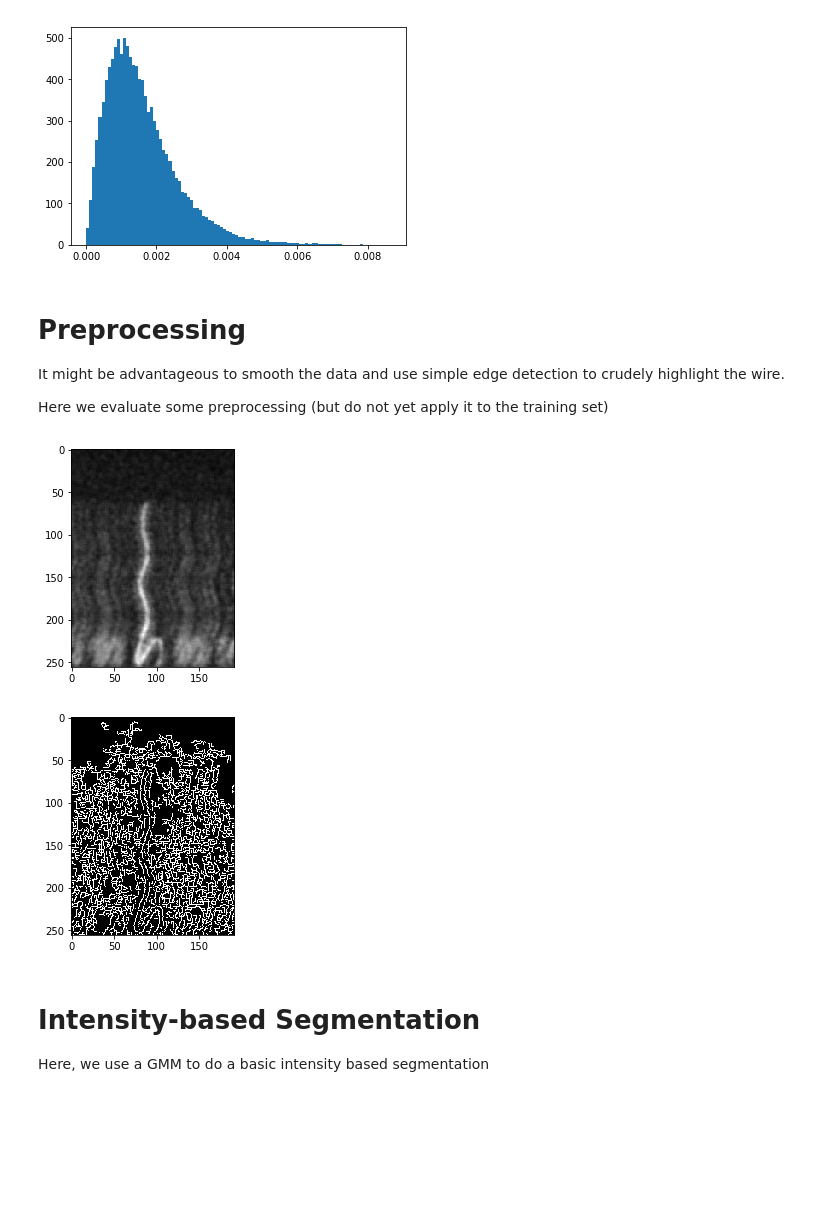
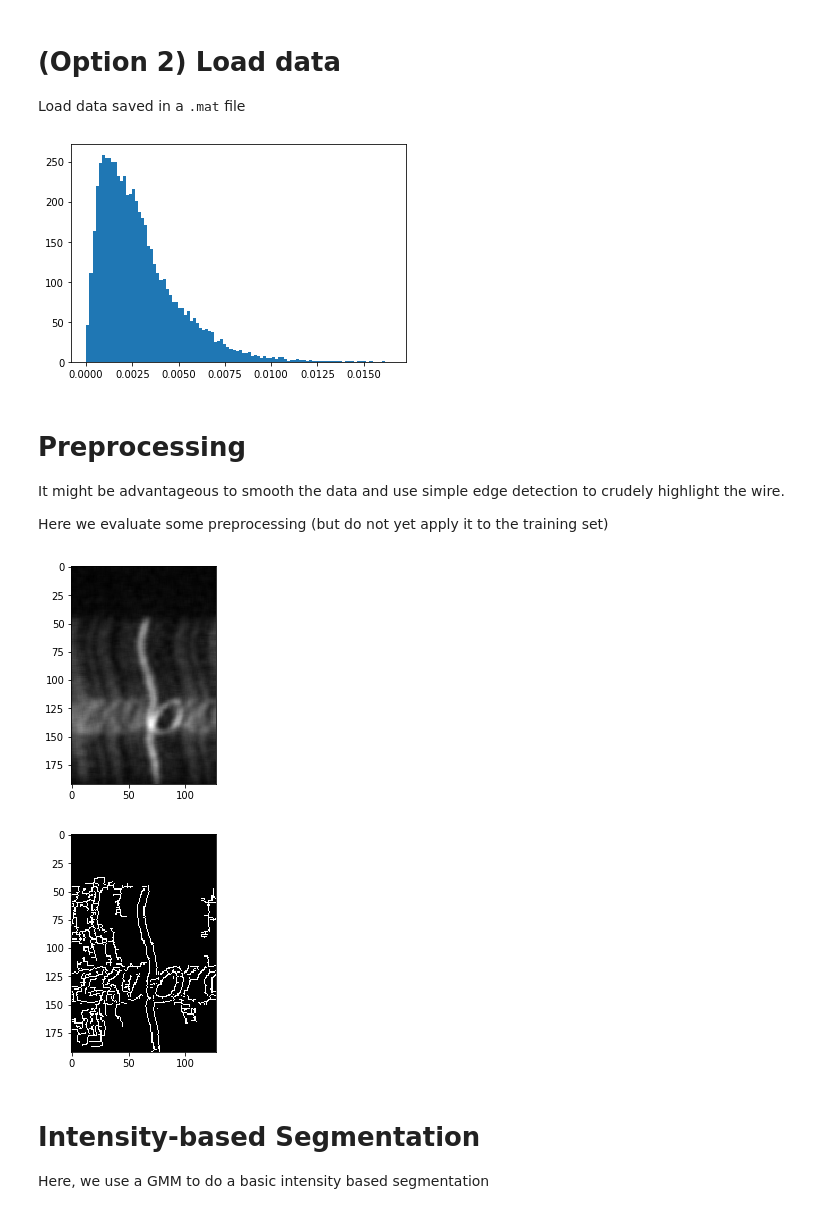
Before and after one commit to RobbieHolland/AIWire, a Jupyter notebook: segmentation.ipynb, the cells around one changed output. Cells and saved outputs as stored; diff of their text form; code cells hidden in the pictures; blank space fills up the shorter version.

Commit message:
[RH] Generate dataset and add code to load into Notebook. Refactor directories.

```diff
--- a/segmentation.ipynb
+++ b/segmentation.ipynb
@@ -55,8 +51,18 @@ train, test = np.array(train), np.array(test)
+# %% [markdown]
+# (Option 2) Load data
+Load data saved in a <tt>.mat</tt> file
+# %%
+import scipy.io
+dataset_name = 'dataset'
+dataset = scipy.io.loadmat(dataset_name + '.mat')[dataset_name]
+
+X = dataset[0]
+y = dataset[1]
 # %%
 # Look at statistics of data
-h2 = plt.hist(train[0].reshape(-1,1), bins = 100, density = True, alpha=1)
+h2 = plt.hist(X[0].reshape(-1,1), bins = 100, density = True, alpha=1)
 # %% [output]
-[figure, old version]
+[figure, new version]
 # %% [markdown]
 # Preprocessing
 It might be advantageous to smooth the data and use simple edge detection to crudely highlight the wire.
@@ -64,22 +70,22 @@ It might be advantageous to smooth the data and use simple edge detection to cru
 Here we evaluate some preprocessing (but do not yet apply it to the training set)
 # %%
 import cv2
-ex = train[0]
+ex = X[0]
 kernel = np.ones((5,5),np.float32)/(5*5)
 ex = cv2.filter2D(ex,-1,kernel)
 plt.imshow(ex,cmap = 'gray')
 plt.show()
 
 ex = ex - np.min(ex)
 ex = 255 * ex / np.max(ex)
 ex = np.uint8(ex)
 edges = cv2.Canny(ex,20,90)
 
 plt.imshow(edges,cmap = 'gray')
 plt.show()
 # %% [output]
-[figure, old version]
+[figure, new version]
-[figure, old version]
+[figure, new version]
 # %% [markdown]
 # Intensity-based Segmentation
 Here, we use a GMM to do a basic intensity based segmentation
```
Also changed, not shown: parts of 9 cells of this notebook, 9 other files.
